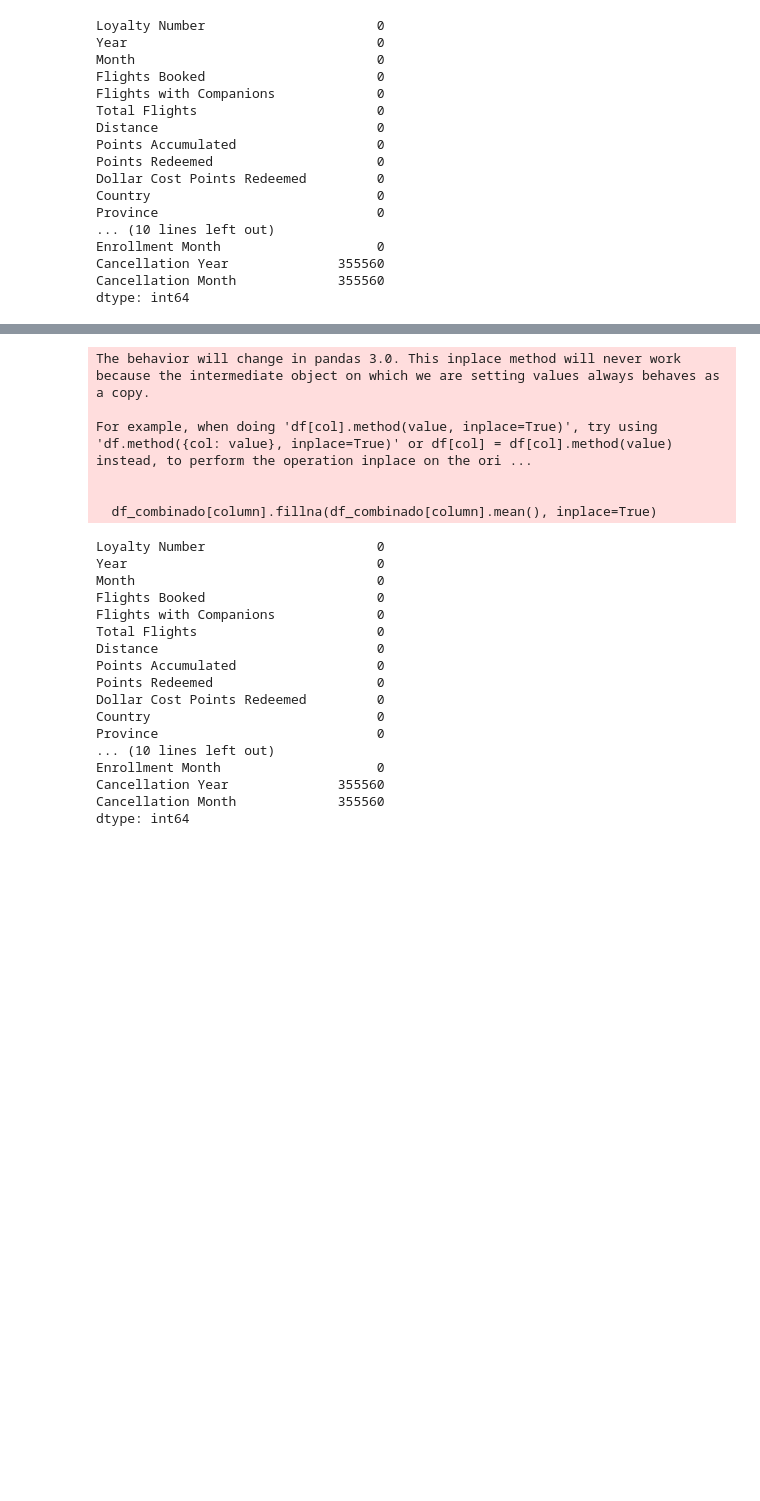
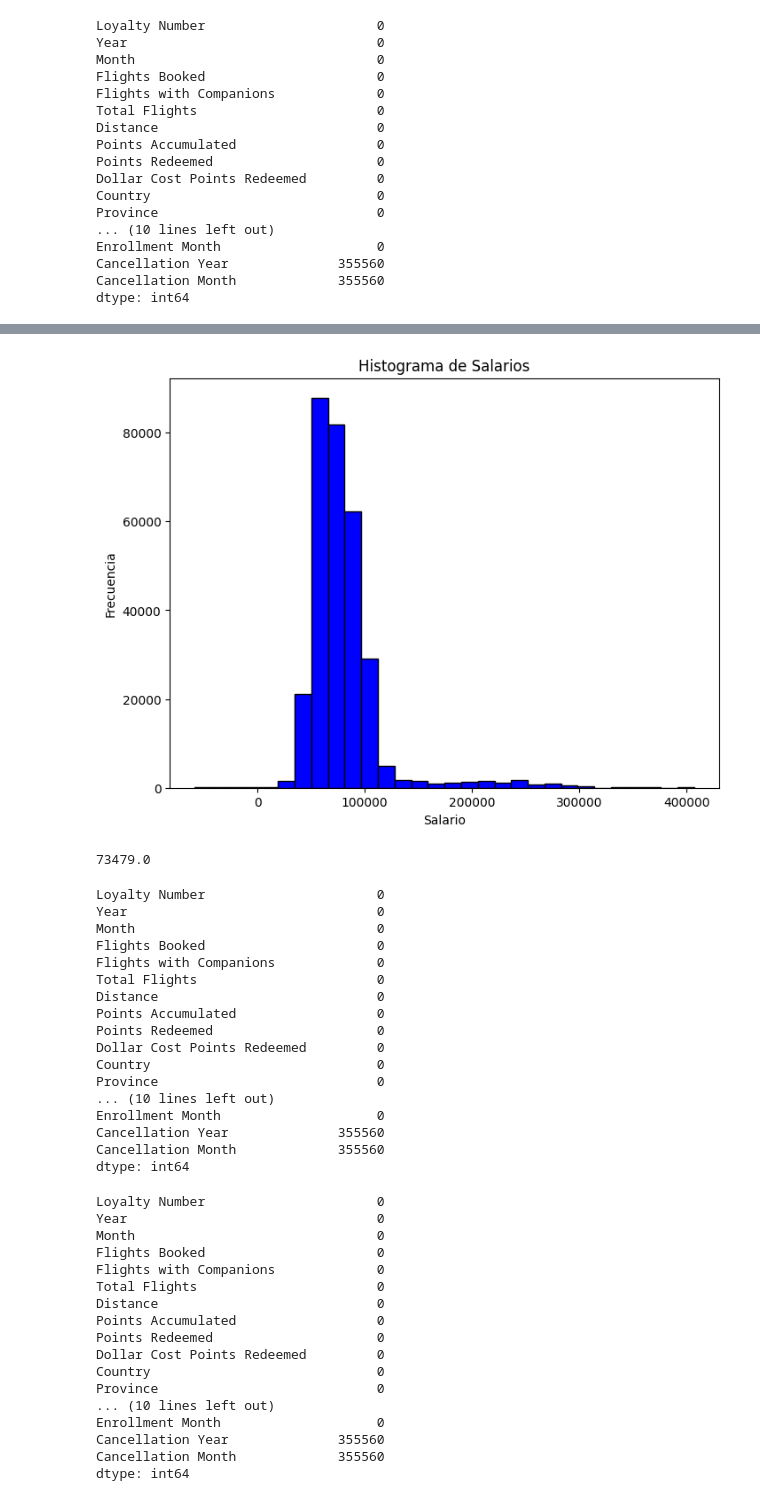
Before and after one commit to Adalab/bda-modulo-3-evaluacion-final-melila79, a Jupyter notebook: modulo 3 evaluacion final.ipynb, the cells around one changed output, grey strips where cells are left out. Drawn from its saved outputs; the diff is of its cells as text; code cells hidden in the pictures; blank space fills up the shorter version.

```diff
--- a/modulo 3 evaluacion final.ipynb
+++ b/modulo 3 evaluacion final.ipynb
@@ -200,16 +243,45 @@ dtype: int64
 # Definimos columnas clave a verificar
 
 columnas_clave = ['Loyalty Number', 'Flights Booked', 'Total Flights', 'Salary' ,'Gender', 'Education', 'Province', 'Marital Status', 'Loyalty Card', 'Distance', 'Points Accumulated']
+# %%
+# Analizamos graficamente valores de columna 'Salary' y vemos no es simética
+
+plt.figure(figsize=(8, 6))
+plt.hist(df_unido['Salary'], bins=30, color='blue', edgecolor= 'black')
+plt.title('Histograma de Salarios')
+plt.xlabel('Salario')
+plt.ylabel('Frecuencia')
+plt.show()
+# %% [output]
+[figure, added]
+# %%
+# Sacamos la mediana para la columna Salary
+
+float(df_unido['Salary'].median())
+# %% [output]
+73479.0
 # %%
 # Imputamos los valores nulos en columna 'Salary'con la media
 
-for column in ['Salary']:  # Ajusta según tus necesidades
-    df_combinado[column].fillna(df_combinado[column].mean(), inplace=True)
+mediana_salary = float(df_unido['Salary'].median())
+df_unido['Salary'] = df_unido['Salary'].fillna(mediana_salary)
+df_unido.isnull().sum()
 # %% [output]
-The behavior will change in pandas 3.0. This inplace method will never work because the intermediate object on which we are setting values always behaves as a copy.
-
-For example, when doing 'df[col].method(value, inplace=True)', try using 'df.method({col: value}, inplace=True)' or df[col] = df[col].method(value) instead, to perform the operation inplace on the ori ...
-
-
-  df_combinado[column].fillna(df_combinado[column].mean(), inplace=True)
+Loyalty Number                      0
+Year                                0
+Month                               0
+Flights Booked                      0
+Flights with Companions             0
+Total Flights                       0
+Distance                            0
+Points Accumulated                  0
+Points Redeemed                     0
+Dollar Cost Points Redeemed         0
+Country                             0
+Province                            0
+... (10 lines left out)
+Enrollment Month                    0
+Cancellation Year              355560
+Cancellation Month             355560
+dtype: int64
 # %%
```
Also changed, not shown: parts of 35 cells of this notebook.
